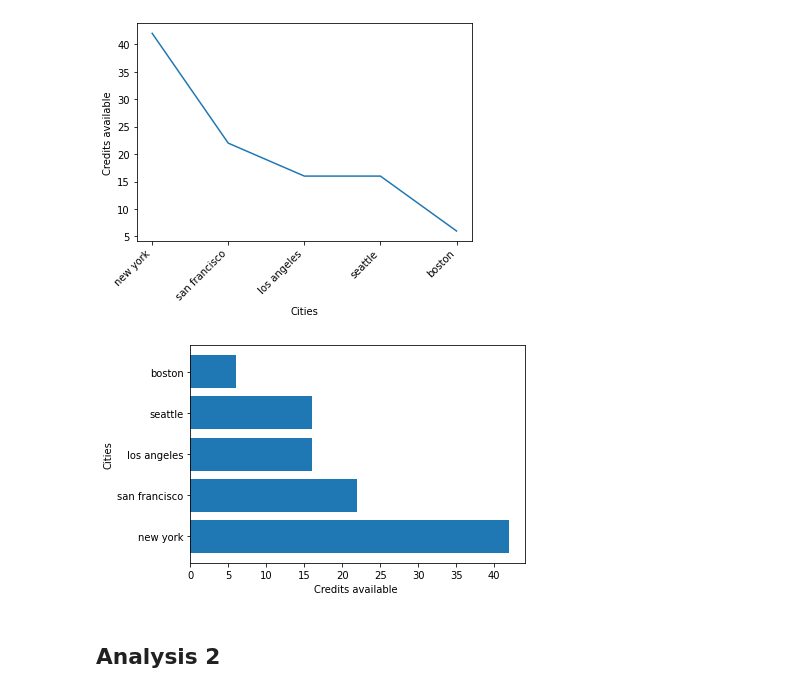
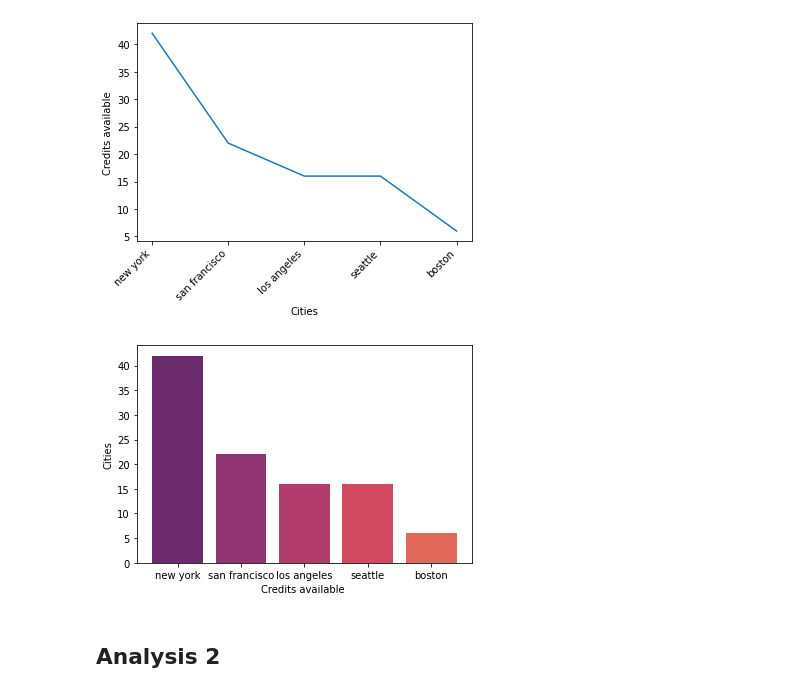
Before and after one commit to RobSalazar/Project-1, a Jupyter notebook: Brunel/Analysis_notebook.ipynb, the cells around one changed output. Cells and saved outputs as stored; diff of their text form; code cells hidden in the pictures.

Commit message:
png and graph modification
Adding PNG files alongside modification for graph

```diff
--- a/Brunel/Analysis_notebook.ipynb
+++ b/Brunel/Analysis_notebook.ipynb
@@ -3,6 +3,7 @@
 # %%
 import pandas as pd
 import matplotlib.pyplot as plt
+import seaborn as sns
 
 def find(word,cities):
     for c in cities:
@@ -17,6 +18,7 @@ class analysis_1:
         self.startup_df  = pd.read_csv(startup_file)
         self.credits_dct = {}
         self.top_cities = []
+
 
         for x,y in self.startup_df.iterrows():
             if len(self.top_cities)==5:
@@ -48,15 +50,18 @@ class analysis_1:
         plt.plot(x,y)
         plt.ylabel('Credits available')
         plt.xlabel('Cities')
+        plt.savefig("figures/fig1.PNG")
         plt.show()
 
-    def barh_plot(self):
+    def bar_plot(self):
         new_cred = {k: v for k, v in sorted(self.credits_dct.items(), key=lambda item: item[1],reverse=True)[:5]}
         x = list(new_cred.keys())
         y = list(new_cred.values())
-        plt.barh(x,y)
+        palette = list(reversed(sns.color_palette('flare',as_cmap=False)))
+        plt.bar(x,y,color = palette)
         plt.ylabel('Cities')
         plt.xlabel('Credits available ')
+        plt.savefig("figures/fig2.PNG")
         plt.show()
 # %%
 credit_availibility = analysis_1('farmers_markets_usda.csv','Best Cities for Startups.csv')
@@ -64,9 +69,9 @@ credit_availibility.line_plot()
 # %% [output]
 [figure]
 # %%
-credit_availibility.barh_plot()
+credit_availibility.bar_plot()
 # %% [output]
-[figure, old version]
+[figure, new version]
 # %% [markdown]
 ## Analysis 2
 # %%
```
Also changed, not shown: parts of 2 cells of this notebook, 4 other files.
